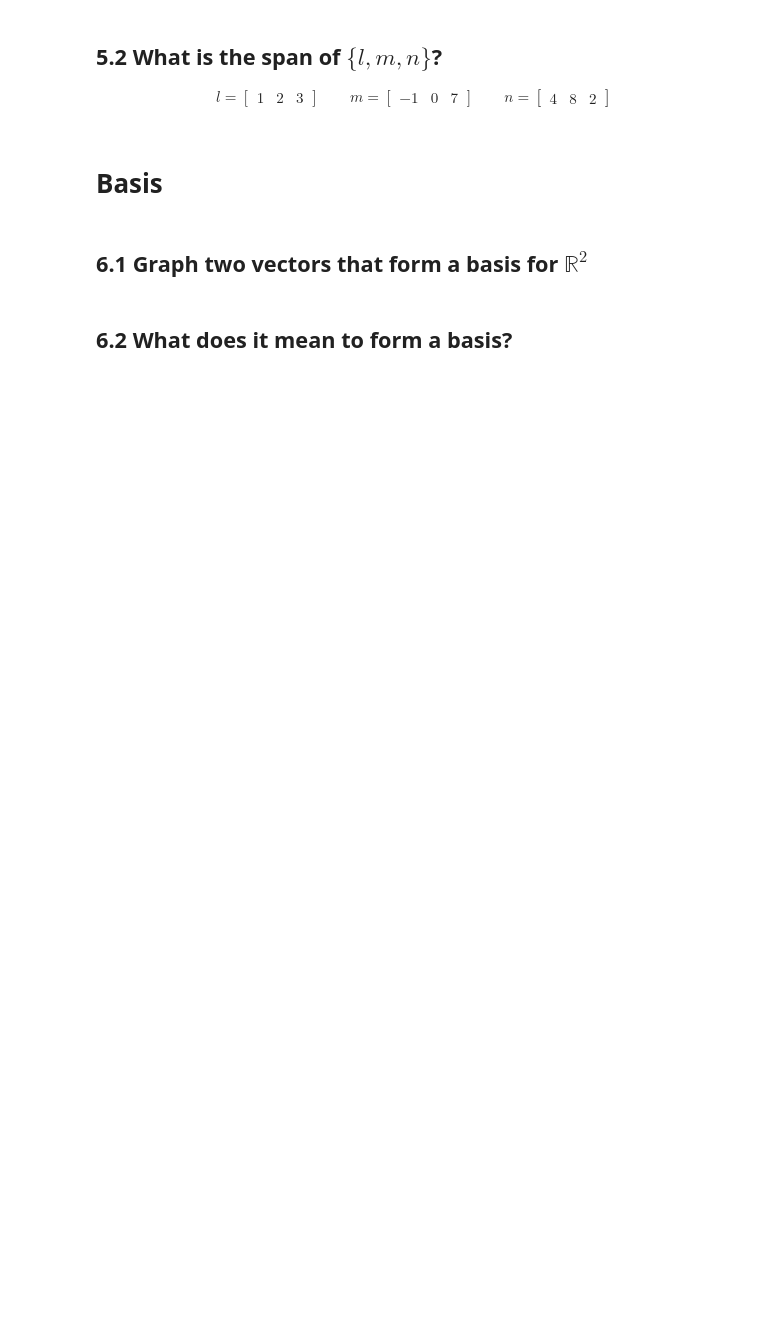
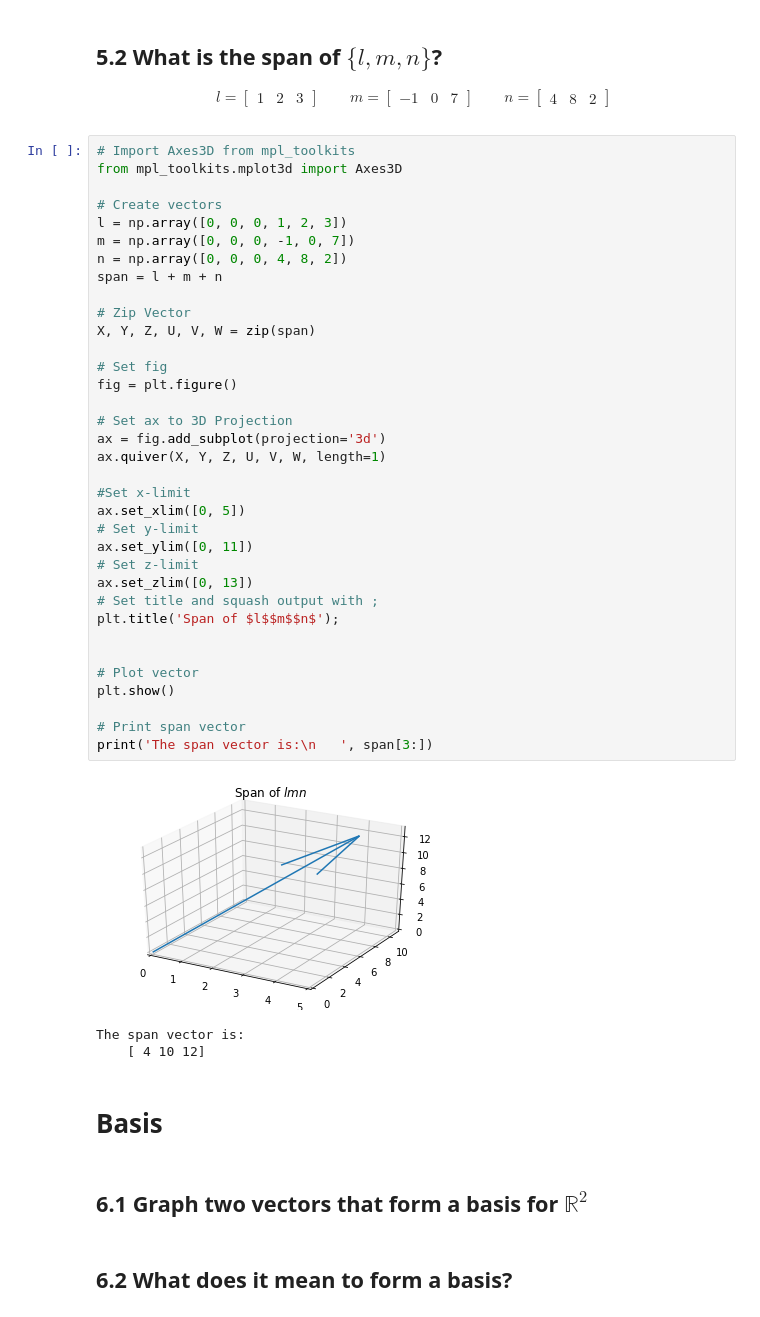
Before and after one commit to anthonymurphysr/DS-Unit-1-Sprint-3-Linear-Algebra, a Jupyter notebook: LS_DS_132_Intermediate_Linear_Algebra_Assignment.ipynb, the cells around one changed output. Cells and saved outputs as stored; diff of their text form; blank space fills up the shorter version.

```diff
--- a/LS_DS_132_Intermediate_Linear_Algebra_Assignment.ipynb
+++ b/LS_DS_132_Intermediate_Linear_Algebra_Assignment.ipynb
@@ -130,6 +353,45 @@ m = \begin{bmatrix} -1 & 0 & 7 \end{bmatrix}
 \qquad
 n = \begin{bmatrix} 4 & 8  & 2\end{bmatrix}
 \end{align}
+# %%
+# Import Axes3D from mpl_toolkits
+from mpl_toolkits.mplot3d import Axes3D
+
+# Create vectors
+l = np.array([0, 0, 0, 1, 2, 3])
+m = np.array([0, 0, 0, -1, 0, 7])
+n = np.array([0, 0, 0, 4, 8, 2])
+span = l + m + n
+
+# Zip Vector
+X, Y, Z, U, V, W = zip(span)
+
+# Set fig
+fig = plt.figure()
+
+# Set ax to 3D Projection
+ax = fig.add_subplot(projection='3d')
+ax.quiver(X, Y, Z, U, V, W, length=1)
+
+#Set x-limit
+ax.set_xlim([0, 5])
+# Set y-limit
+ax.set_ylim([0, 11])
+# Set z-limit
+ax.set_zlim([0, 13])
+# Set title and squash output with ;
+plt.title('Span of $l$$m$$n$');
+
+
+# Plot vector
+plt.show()
+
+# Print span vector
+print('The span vector is:\n   ', span[3:])
+# %% [output]
+[figure, added]
+The span vector is:
+    [ 4 10 12]
 # %% [markdown]
 # Basis
 # %% [markdown]
```
Also changed, not shown: parts of 17 cells of this notebook.
